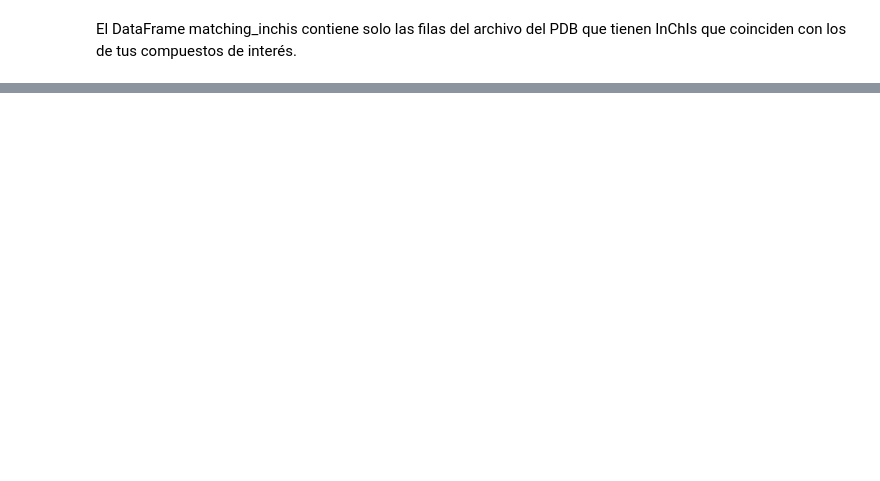
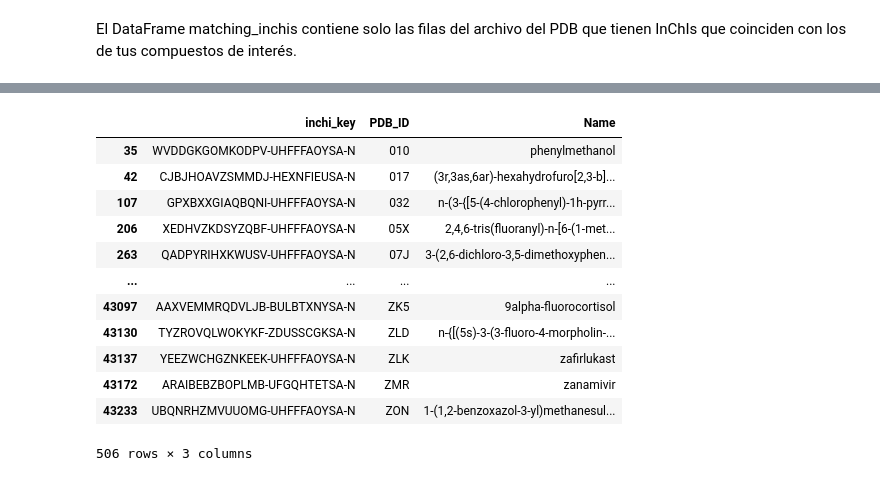
Before and after one commit to GabriManz/Interacciones-Proteina-Farmaco, a Jupyter notebook: Interacciones.ipynb, the cells around one changed output, grey strips where cells are left out. Cells and saved outputs as stored; diff of their text form; code cells hidden in the pictures; blank space fills up the shorter version.

```diff
--- a/Interacciones.ipynb
+++ b/Interacciones.ipynb
@@ -130,0 +168,23 @@ matching_inchis
+# %%
+# Para propósitos de demostración, supongamos que tienes una lista de InChIKeys:
+inchi_key_set = set(df['inchi_key'])
+
+# Filtrar las entradas del archivo InChIKey que están en el conjunto
+matching_inchis_keys = inchi_key[inchi_key['inchi_key'].isin(inchi_key_set)]
+
+# Mostrar resultados filtrados
+matching_inchis_keys
+# %% [output]
+|  | inchi_key | PDB_ID | Name |
+| 35 | WVDDGKGOMKODPV-UHFFFAOYSA-N | 010 | phenylmethanol |
+| 42 | CJBJHOAVZSMMDJ-HEXNFIEUSA-N | 017 | (3r,3as,6ar)-hexahydrofuro[2,3-b]... |
+| 107 | GPXBXXGIAQBQNI-UHFFFAOYSA-N | 032 | n-(3-{[5-(4-chlorophenyl)-1h-pyrr... |
+| 206 | XEDHVZKDSYZQBF-UHFFFAOYSA-N | 05X | 2,4,6-tris(fluoranyl)-n-[6-(1-met... |
+| 263 | QADPYRIHXKWUSV-UHFFFAOYSA-N | 07J | 3-(2,6-dichloro-3,5-dimethoxyphen... |
+| ... | ... | ... | ... |
+| 43097 | AAXVEMMRQDVLJB-BULBTXNYSA-N | ZK5 | 9alpha-fluorocortisol |
+| 43130 | TYZROVQLWOKYKF-ZDUSSCGKSA-N | ZLD | n-{[(5s)-3-(3-fluoro-4-morpholin-... |
+| 43137 | YEEZWCHGZNKEEK-UHFFFAOYSA-N | ZLK | zafirlukast |
+| 43172 | ARAIBEBZBOPLMB-UFGQHTETSA-N | ZMR | zanamivir |
+| 43233 | UBQNRHZMVUUOMG-UHFFFAOYSA-N | ZON | 1-(1,2-benzoxazol-3-yl)methanesul... |
+506 rows × 3 columns
```
Also changed, not shown: parts of 18 cells of this notebook, 1 other file.
